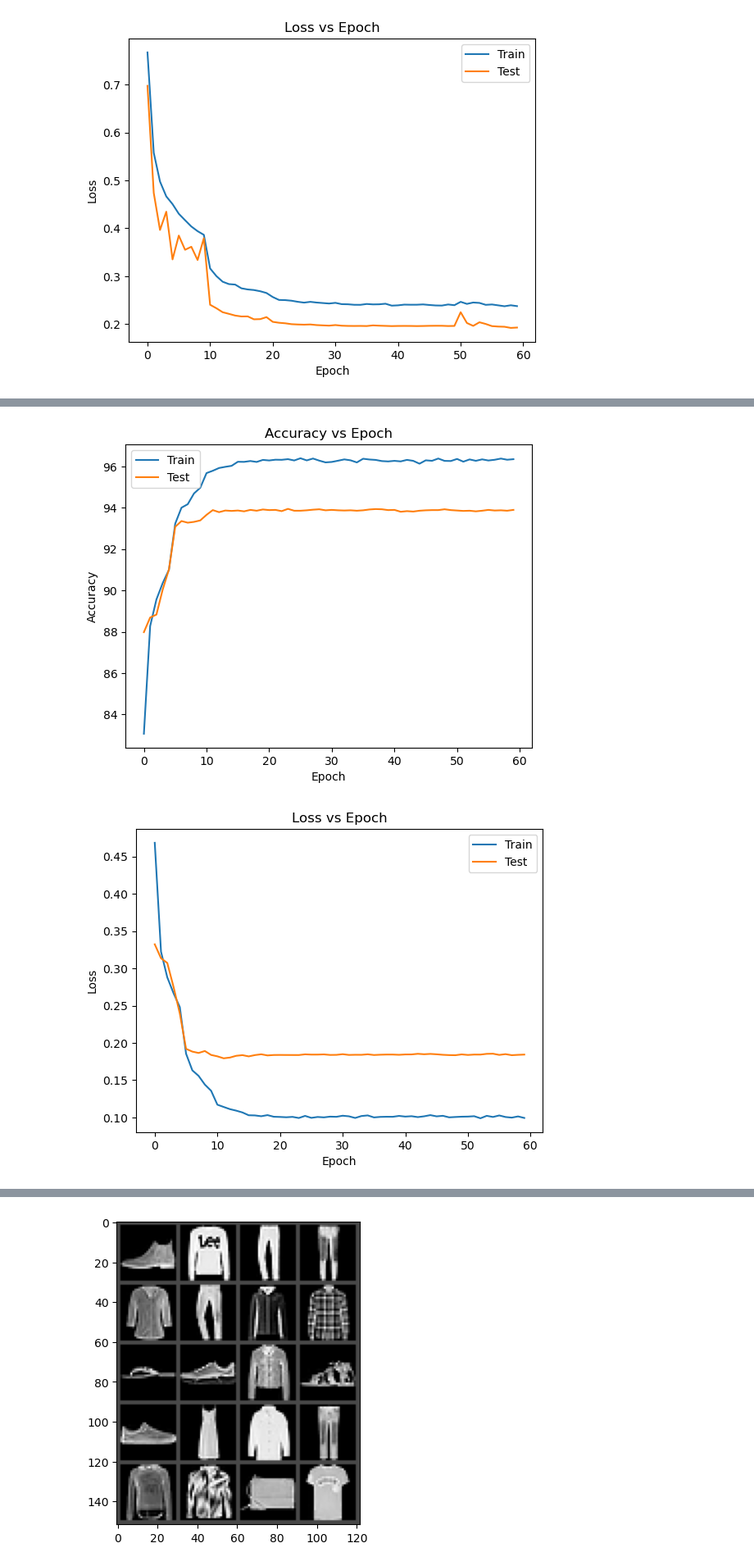
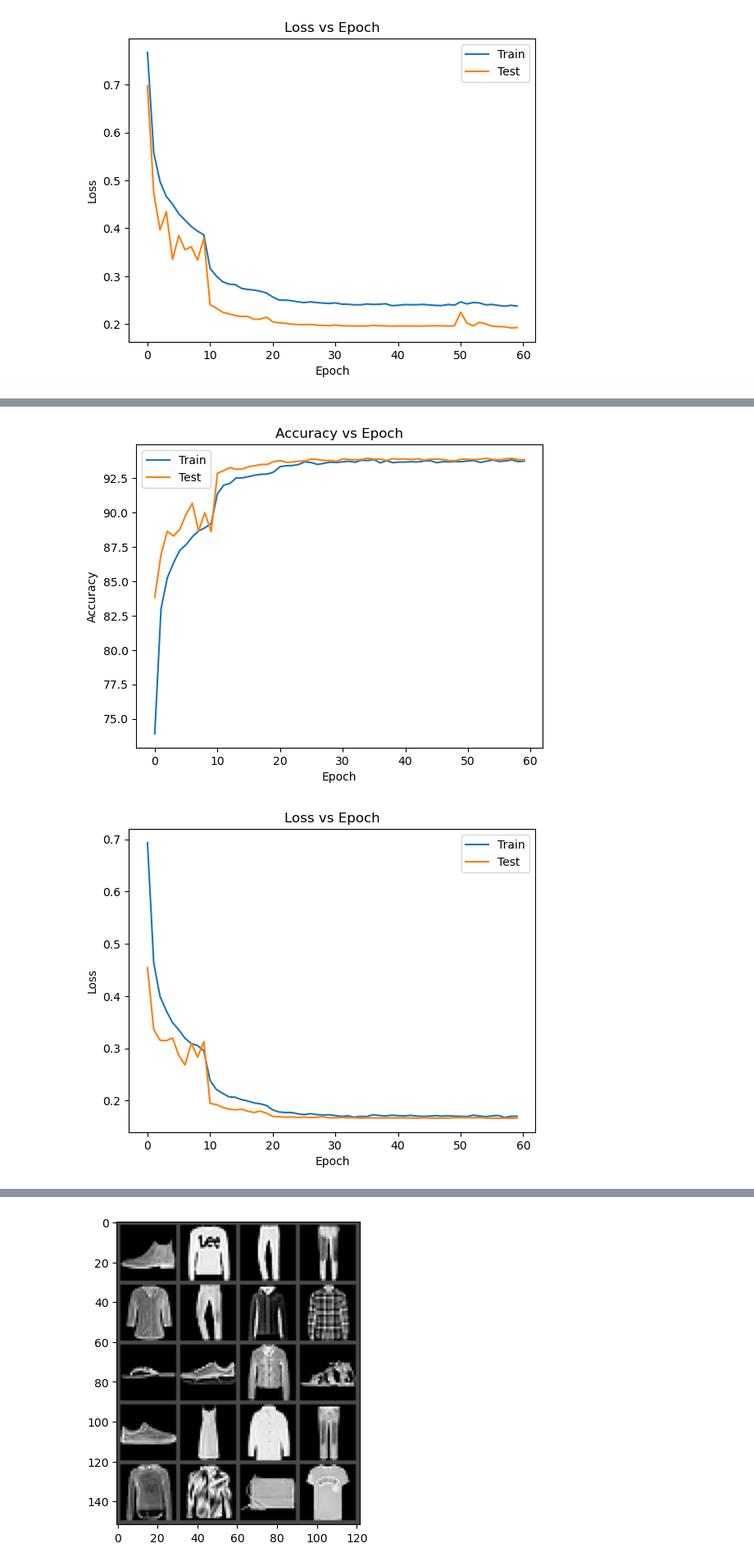
Before and after one commit to AkexStar/LiGe-DeepLearning-PKUCourse, a Jupyter notebook: homework-2/ResNet34_draft.ipynb, the cells around one changed output, grey strips where cells are left out. Shown at 82% size. Saved outputs shown, nothing was run; the diff lists cells and outputs as text; code cells hidden in the pictures.

```diff
--- a/homework-2/ResNet34_draft.ipynb
+++ b/homework-2/ResNet34_draft.ipynb
@@ -778,19 +778,17 @@ def test5():
     # print(std) # tensor(0.3530)
 
     transform_train = transforms.Compose([
-        # transforms.RandomCrop(28, padding=4),
-        # transforms.RandomResizedCrop(28, scale=(0.8, 1.0)),
+        transforms.RandomCrop(28, padding=4),
         transforms.RandomHorizontalFlip(),
-        # transforms.RandomRotation(15),
         transforms.ToTensor(),
-        transforms.Normalize(mean=(0.2860,), std=(0.3530,)),
-        transforms.RandomErasing()
+        transforms.Normalize((0.1307,), (0.3081,)),
+        transforms.RandomErasing(p=0.5, scale=(0.02, 0.33), ratio=(0.3, 3.3), value=0, inplace=False),
+    ])
+    transform_test = transforms.Compose([
+        transforms.ToTensor(),
+        transforms.Normalize((0.1307,), (0.3081,)),
     ])
 
-    transform_test = transforms.Compose([
-        transforms.ToTensor(),
-        transforms.Normalize(mean=(0.2860,), std=(0.3530,))
-    ])
     # train_dataset = datasets.FashionMNIST(root='/home/Akex/download/', download=False, train=True, transform=transform_train)
     # test_dataset = datasets.FashionMNIST(root='/home/Akex/download/', download=False, train=False, transform=transform_test)
     train_dataset = datasets.FashionMNIST(root='./data/', download=False, train=True, transform=transform_train)
@@ -808,7 +806,7 @@ def test5():
     criterion = nn.CrossEntropyLoss()
     # optimizer = optim.SGD(model.parameters(), lr=0.001, momentum=0.9)
     optimizer = optim.Adam(model.parameters(), lr=0.001, weight_decay=1e-4)
-    scheduler = optim.lr_scheduler.StepLR(optimizer, step_size=5, gamma=0.1)
+    scheduler = optim.lr_scheduler.StepLR(optimizer, step_size=10, gamma=0.1)
     device = torch.device("cuda" if torch.cuda.is_available() else "mps")
     print(device)
     train_batch_size = 128
@@ -825,10 +823,11 @@ def test5():
         scheduler.step()
         test_loss, test_accuracy = test(model, device, test_loader, criterion)
         if (epoch + 1) % 1 == 0:
-            if not os.path.exists('./checkpoints'):
-                os.makedirs('./checkpoints/')
+            if not os.path.exists('./checkpoints/new'):
+                os.makedirs('./checkpoints/new')
             # torch.save(model.state_dict(), '/home/Akex/LiGe-homework/homework2/checkpoints/checkpoint-{}-{}.pt'.format(epoch+1,test_accuracy))
-            torch.save(model.state_dict(), './checkpoints/new-checkpoint-{}-{}.ckpt'.format(epoch+1,test_accuracy))
+            torch.save(model.state_dict(), './checkpoints/new/epo-{}-acc-{}.ckpt'.format(epoch+1,test_accuracy))
+
         print('Epoch {}: Train Loss: {:.4f}, Train Accuracy: {:.2f}%, Test Loss: {:.4f}, Test Accuracy: {:.2f}%'.format(
             epoch + 1, train_loss, train_accuracy, test_loss, test_accuracy))
 
@@ -855,7 +854,6 @@ def test5():
     plt.legend()
     plt.show()
 
-
 test5()
 # %% [output]
 cuda
@@ -878,2 +876,2 @@ Epoch 60: Train Loss: 0.0993, Train Accuracy: 96.36%, Test Loss: 0.1843, Test Ac
-[figure, old version]
+[figure, new version]
-[figure, old version]
+[figure, new version]
```
Also changed, not shown: parts of 2 cells of this notebook.
